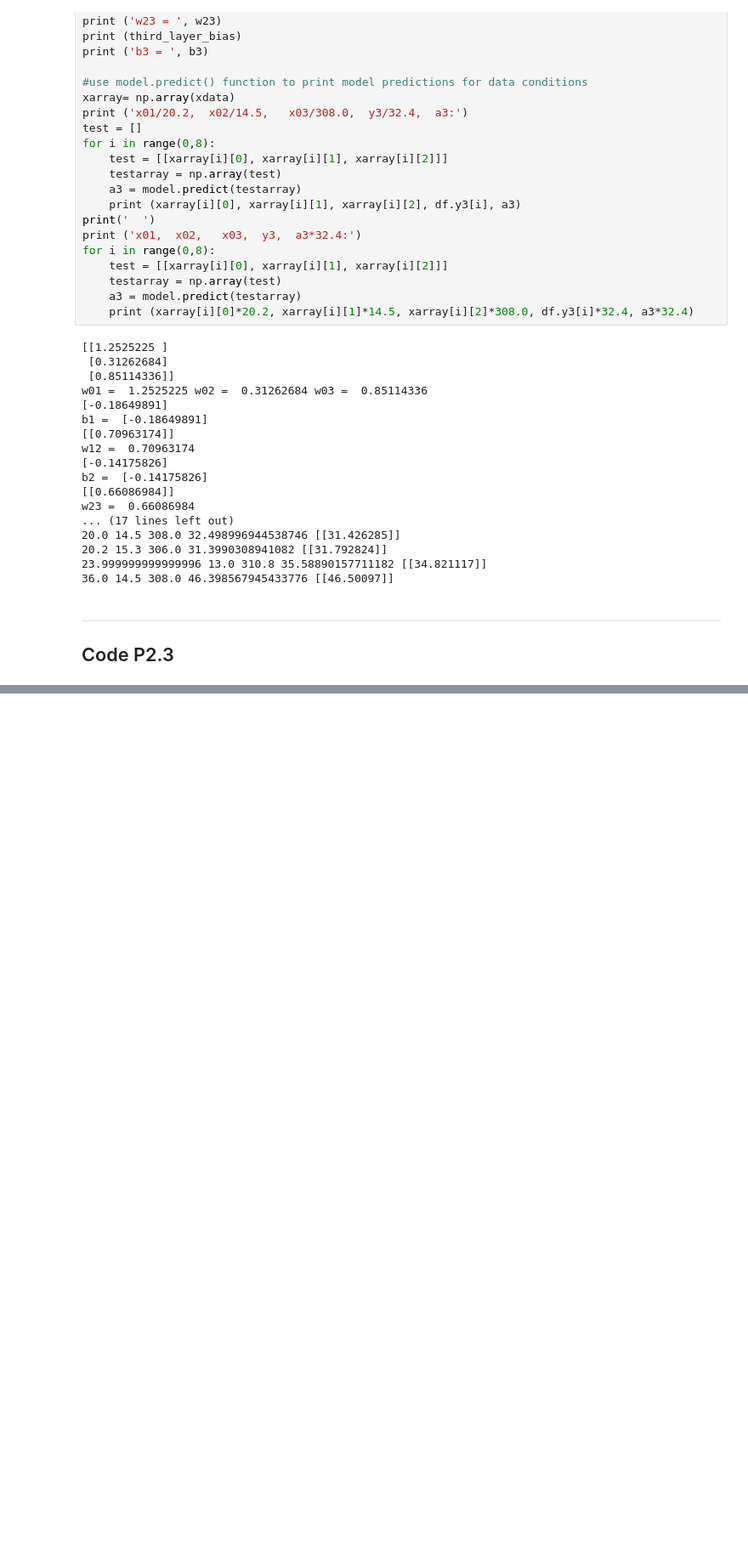
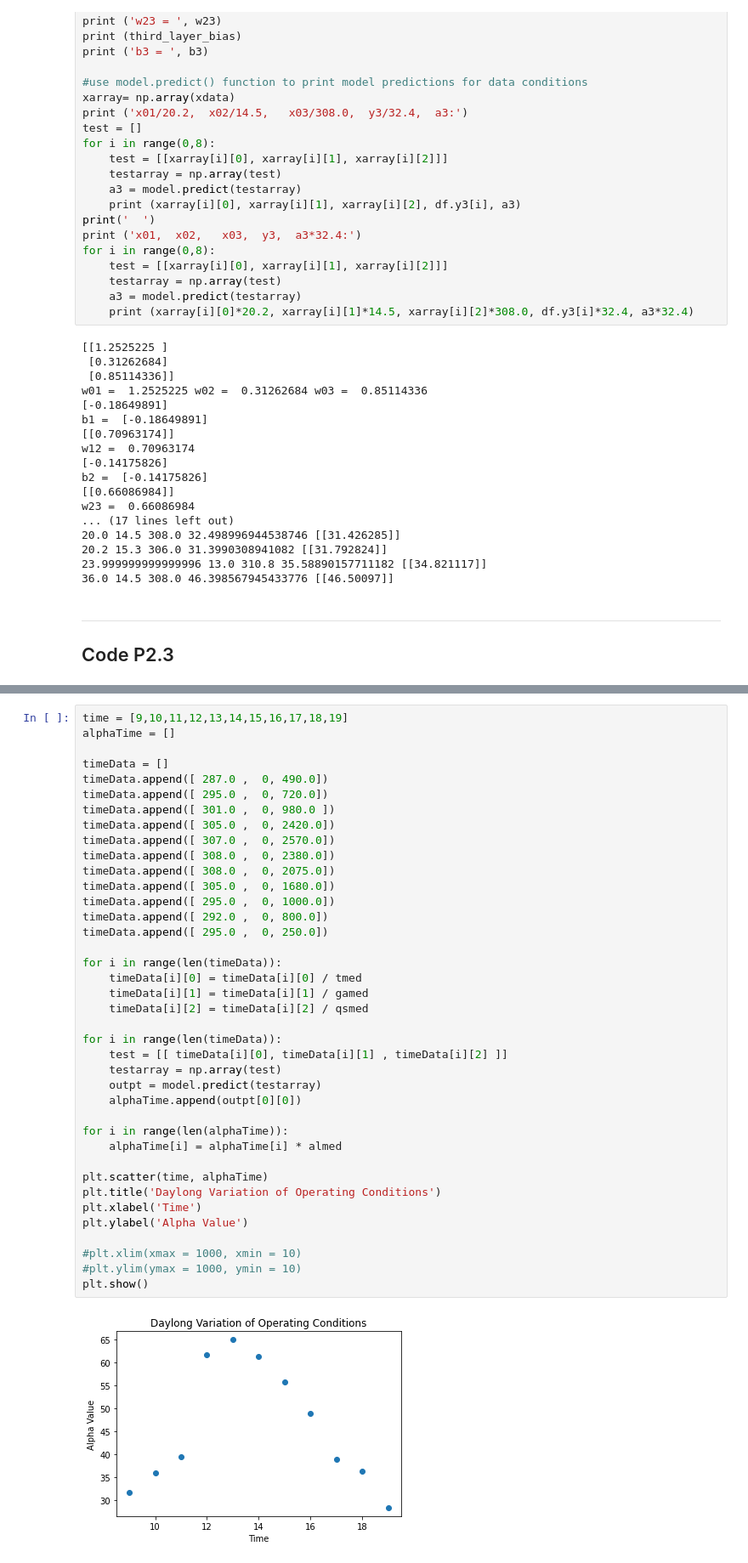
Before and after one commit to joshuaaduarte/Hybrid-Solar-Fossil-Fuel-Nueral-Network, a Jupyter notebook: projectTwo_Josh.ipynb, the cells around one changed output, grey strips where cells are left out. Shown at 85% size. Cells and saved outputs as stored; diff of their text form; blank space fills up the shorter version.

```diff
--- a/projectTwo_Josh.ipynb
+++ b/projectTwo_Josh.ipynb
@@ -1212,0 +1621,41 @@ print ('row [20] data:  T1= ', xarray[20][0]*Tmed, ', gam= ', xarray[0][1]*gamed
+# %%
+time = [9,10,11,12,13,14,15,16,17,18,19]
+alphaTime = []
+
+timeData = []
+timeData.append([ 287.0 ,  0, 490.0])
+timeData.append([ 295.0 ,  0, 720.0])
+timeData.append([ 301.0 ,  0, 980.0 ])
+timeData.append([ 305.0 ,  0, 2420.0])
+timeData.append([ 307.0 ,  0, 2570.0])
+timeData.append([ 308.0 ,  0, 2380.0])
+timeData.append([ 308.0 ,  0, 2075.0])
+timeData.append([ 305.0 ,  0, 1680.0])
+timeData.append([ 295.0 ,  0, 1000.0])
+timeData.append([ 292.0 ,  0, 800.0])
+timeData.append([ 295.0 ,  0, 250.0])
+
+for i in range(len(timeData)):
+    timeData[i][0] = timeData[i][0] / tmed
+    timeData[i][1] = timeData[i][1] / gamed
+    timeData[i][2] = timeData[i][2] / qsmed
+
+for i in range(len(timeData)):
+    test = [[ timeData[i][0], timeData[i][1] , timeData[i][2] ]]
+    testarray = np.array(test)
+    outpt = model.predict(testarray)
+    alphaTime.append(outpt[0][0])
+
+for i in range(len(alphaTime)):
+    alphaTime[i] = alphaTime[i] * almed
+
+plt.scatter(time, alphaTime)
+plt.title('Daylong Variation of Operating Conditions')
+plt.xlabel('Time')
+plt.ylabel('Alpha Value')
+
+#plt.xlim(xmax = 1000, xmin = 10)
+#plt.ylim(ymax = 1000, ymin = 10)
+plt.show()
+# %% [output]
+[figure, added]
```
Also changed, not shown: parts of 20 cells of this notebook.
